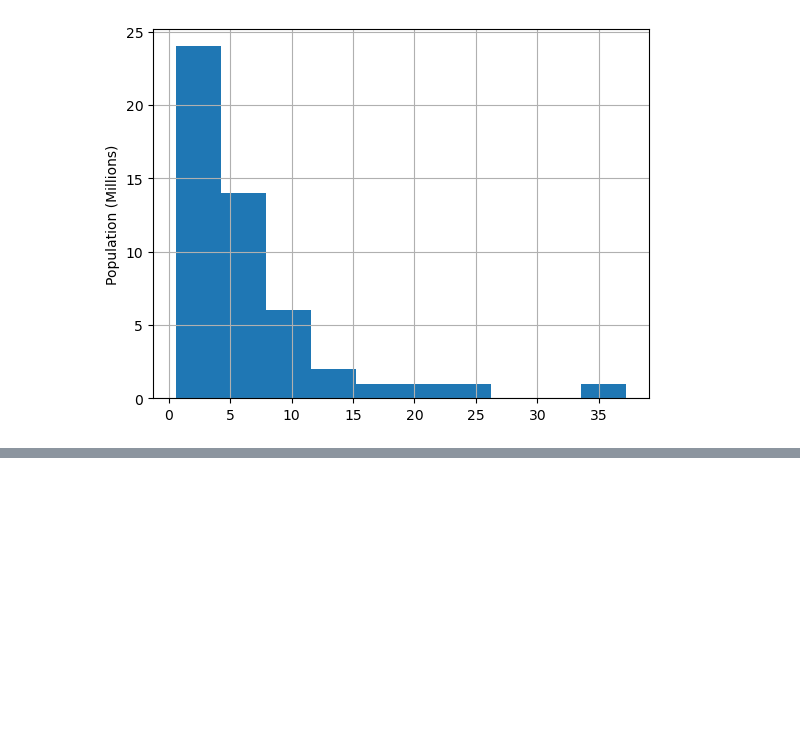
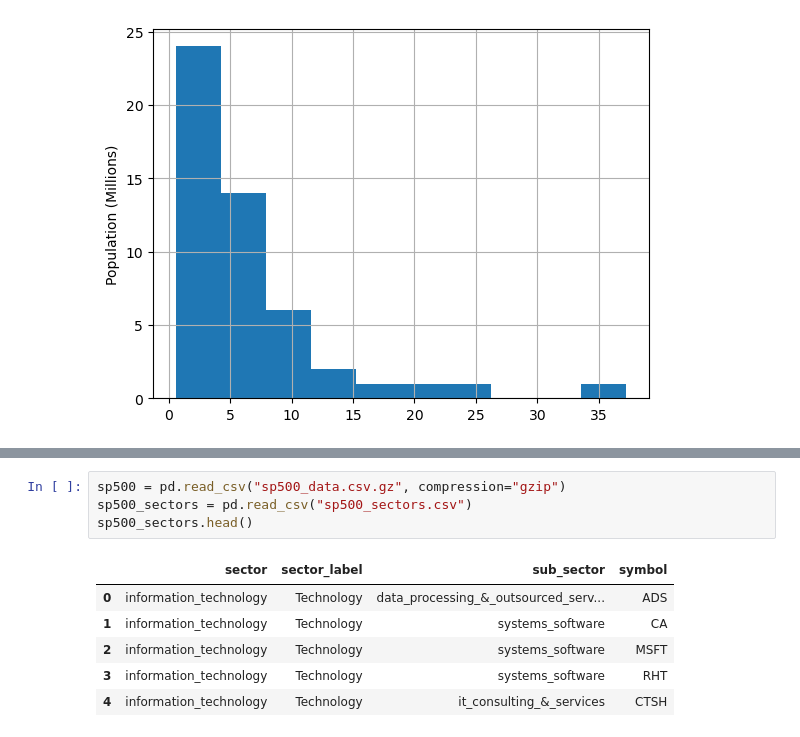
Before and after one commit to dnewbie25/PracticaL-Statistics-with-Python, a Jupyter notebook: CH1_EDA/mean_median.ipynb, the cells around one changed output, grey strips where cells are left out. Cells and saved outputs as stored; diff of their text form; blank space fills up the shorter version.

```diff
--- a/CH1_EDA/mean_median.ipynb
+++ b/CH1_EDA/mean_median.ipynb
@@ -89,0 +132,11 @@ Text(0, 0.5, 'Population (Millions)')
+# %%
+sp500 = pd.read_csv("sp500_data.csv.gz", compression="gzip")
+sp500_sectors = pd.read_csv("sp500_sectors.csv")
+sp500_sectors.head()
+# %% [output]
+|  | sector | sector_label | sub_sector | symbol |
+| 0 | information_technology | Technology | data_processing_&_outsourced_serv... | ADS |
+| 1 | information_technology | Technology | systems_software | CA |
+| 2 | information_technology | Technology | systems_software | MSFT |
+| 3 | information_technology | Technology | systems_software | RHT |
+| 4 | information_technology | Technology | it_consulting_&_services | CTSH |
```
Also changed, not shown: parts of 7 cells of this notebook, 3 other files.
